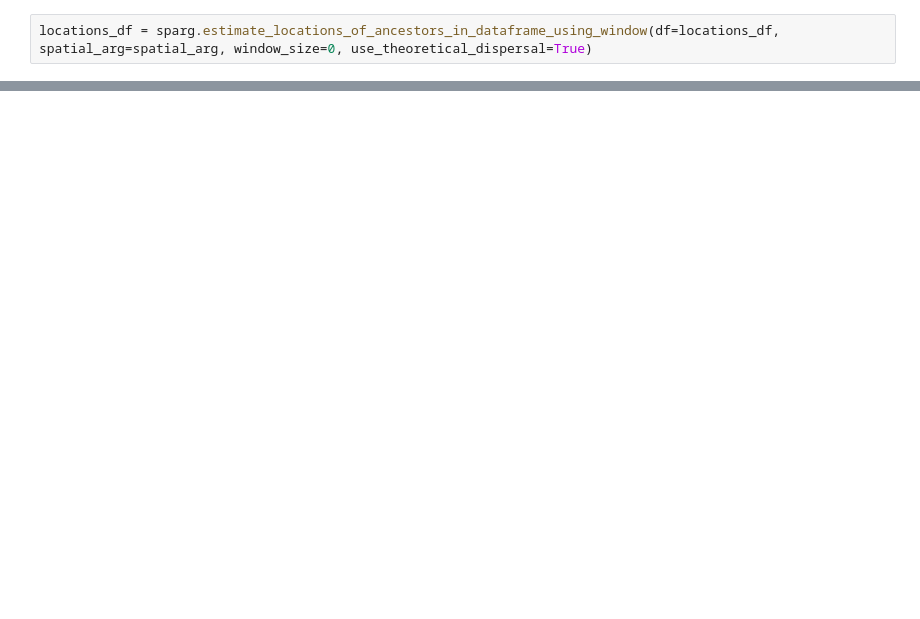
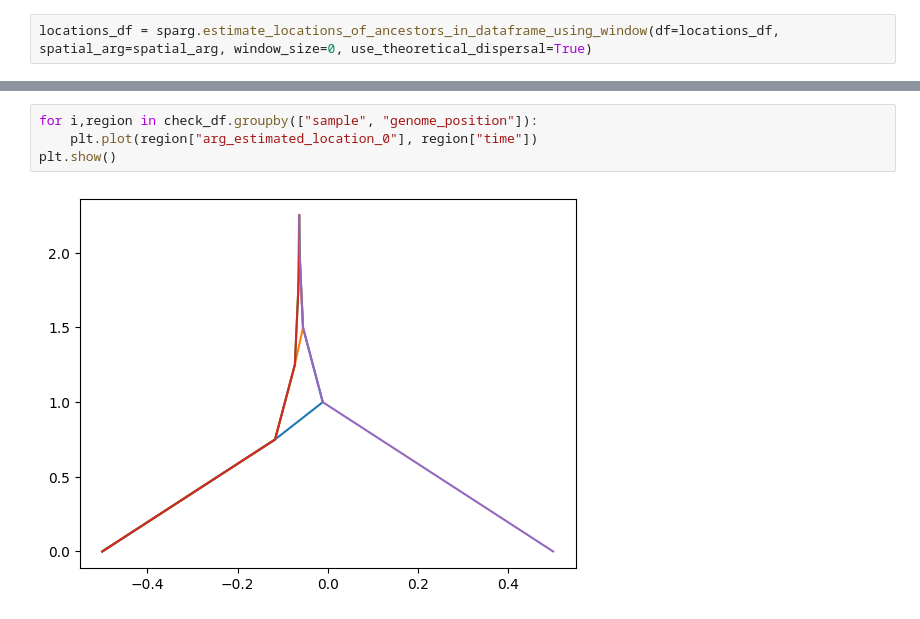
Before and after one commit to osmond-lab/sparg, a Jupyter notebook: figures/final/Fig7_two_pops/code/two_pops.ipynb, the cells around one changed output, grey strips where cells are left out. Saved outputs shown, nothing was run; the diff lists cells and outputs as text; blank space fills up the shorter version.

```diff
--- a/figures/final/Fig7_two_pops/code/two_pops.ipynb
+++ b/figures/final/Fig7_two_pops/code/two_pops.ipynb
@@ -178,0 +269,6 @@ plt.show()
+# %%
+for i,region in check_df.groupby(["sample", "genome_position"]):
+    plt.plot(region["arg_estimated_location_0"], region["time"])
+plt.show()
+# %% [output]
+[figure, added]
```
Also changed, not shown: parts of 17 cells of this notebook, 1 other file.
